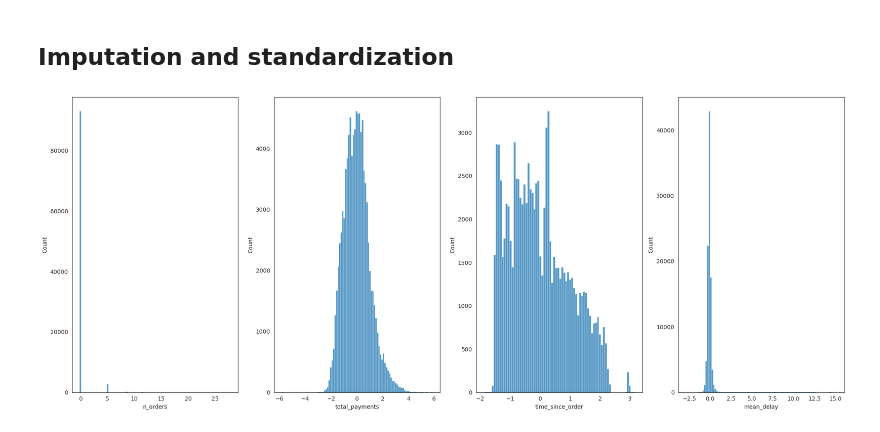
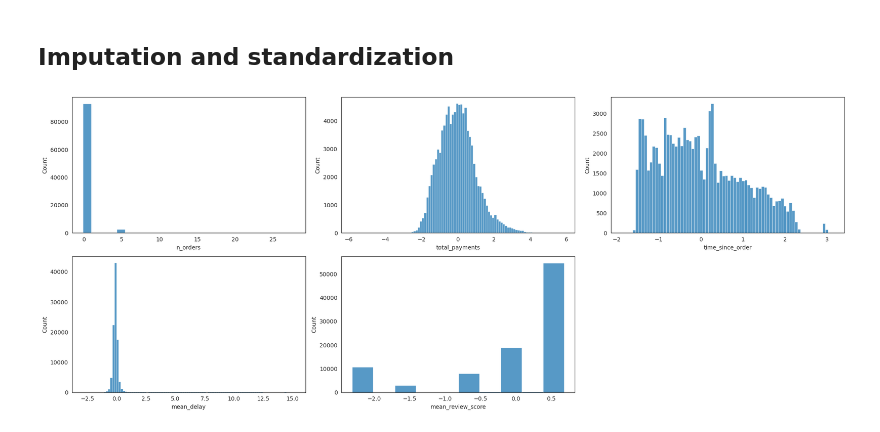
Before and after one commit to vicmcl/e-commerce, a Jupyter notebook: notebook_eda.ipynb, the cells around one changed output. Saved outputs shown, nothing was run; the diff lists cells and outputs as text; code cells hidden in the pictures.

```diff
--- a/notebook_eda.ipynb
+++ b/notebook_eda.ipynb
@@ -236,18 +270,44 @@ df_std = cstd.fit_transform(df_agg_customer)
+# %%
+# Impute mean value to review score
+df_stantardized["mean_review_score"] = imputer.fit_transform(
+    np.array(df_stantardized["mean_review_score"]).reshape(-1, 1)
+)
+# %%
+# Convert datetime to seconds
+df_stantardized[["time_since_order", "mean_delay"]] = (
+    df_stantardized[["time_since_order", "mean_delay"]]
+    .map(lambda cell: cell.total_seconds())
+)
+# %%
+# Log tranform
+df_stantardized[["n_orders", "total_payments"]] = (
+    df_stantardized[["n_orders", "total_payments"]]
+    .map(lambda cell: np.log1p(cell))
+)
+# %%
+# Standardization
+for col in df_stantardized.columns:
+    df_stantardized[col] = scaler.fit_transform(
+        np.array(df_stantardized[col]).reshape(-1, 1)
+    )
 # %%
 fig = plt.figure(figsize=(20,8))
 
-fig.add_subplot(141)
-sns.histplot(df_std["n_orders"], bins=100)
+fig.add_subplot(231)
+sns.histplot(df_stantardized["n_orders"], bins=25)
 
-fig.add_subplot(142)
-sns.histplot(df_std["total_payments"], bins=100)
+fig.add_subplot(232)
+sns.histplot(df_stantardized["total_payments"], bins=100)
 
-fig.add_subplot(143)
-sns.histplot(df_std["time_since_order"])
+fig.add_subplot(233)
+sns.histplot(df_stantardized["time_since_order"])
 
-fig.add_subplot(144)
-sns.histplot(df_std["mean_delay"], bins=100)
+fig.add_subplot(234)
+sns.histplot(df_stantardized["mean_delay"], bins=100)
+
+fig.add_subplot(235)
+sns.histplot(df_stantardized["mean_review_score"], bins=10)
 
 plt.tight_layout()
 # %% [output]
-[figure, old version]
+[figure, new version]
```
Also changed, not shown: parts of 13 cells of this notebook.
